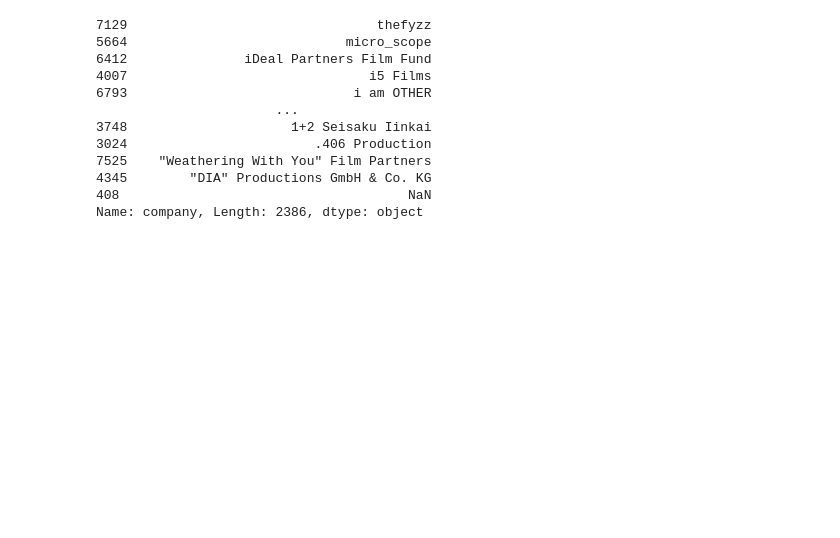
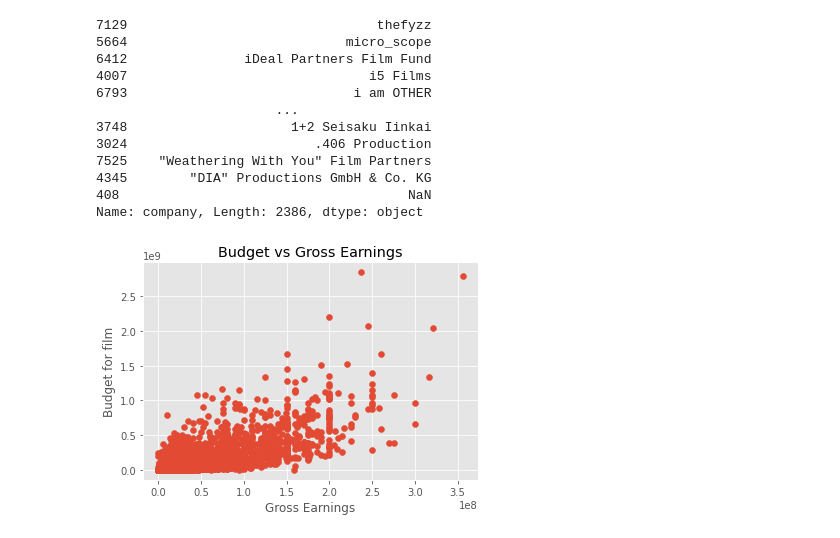
Before and after one commit to dominic-sangcap/ProjectHub, a Jupyter notebook: JupyterNotebooks/Movies_Analysis.ipynb, the cells around one changed output. Drawn from its saved outputs; the diff is of its cells as text; code cells hidden in the pictures; blank space fills up the shorter version.

```diff
--- a/JupyterNotebooks/Movies_Analysis.ipynb
+++ b/JupyterNotebooks/Movies_Analysis.ipynb
@@ -146,3 +141,14 @@ df['company'].drop_duplicates().sort_values(ascending=False)
 4345        "DIA" Productions GmbH & Co. KG
 408                                     NaN
 Name: company, Length: 2386, dtype: object
+# %%
+# test budget in comparison with company and gross profit
+#create scatterplot, using new_data with no null values
+plt.scatter(x=new_df['budget'], y=new_df['gross'])
+
+plt.title('Budget vs Gross Earnings')
+plt.xlabel('Gross Earnings')
+plt.ylabel('Budget for film')
+plt.show()
+# %% [output]
+[figure, added]
```
Also changed, not shown: parts of 11 cells of this notebook.
